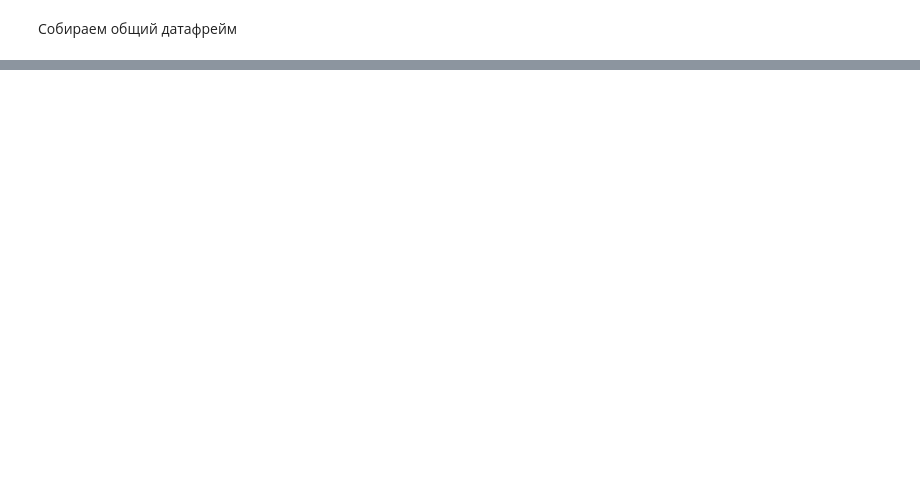
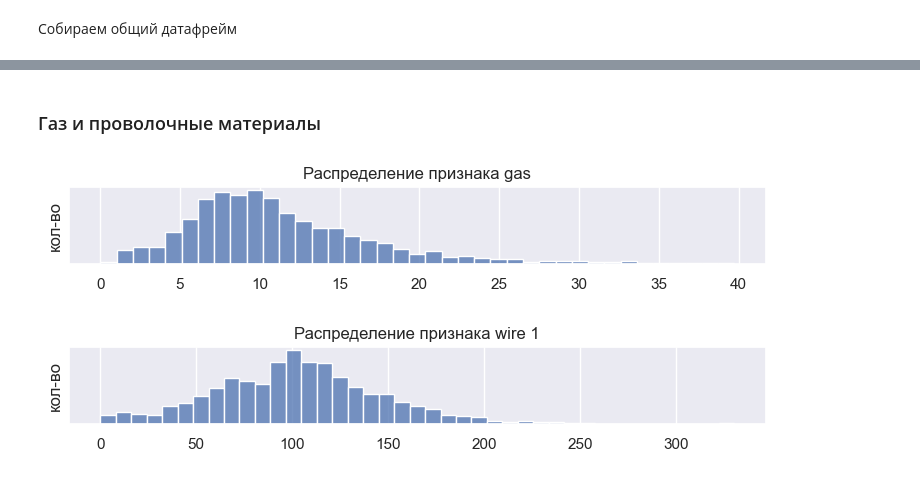
Before and after one commit to alex-blessed/YandexP-projects, a Jupyter notebook: Steel.ipynb, the cells around one changed output, grey strips where cells are left out. Cells and saved outputs as stored; diff of their text form; code cells hidden in the pictures; blank space fills up the shorter version.

```diff
--- a/Steel.ipynb
+++ b/Steel.ipynb
@@ -744,0 +788,20 @@ None
+# %% [markdown]
+### Газ и проволочные материалы
+# %%
+plt.figure(figsize=(9, 1))
+fig = sns.histplot(df_general['gas'])
+plt.yticks([])
+plt.ylabel('кол-во')
+plt.xlabel('')
+plt.title('Распределение признака gas')
+plt.show()
+plt.figure(figsize=(9, 1))
+fig = sns.histplot(df_general['Wire 1'])
+plt.yticks([])
+plt.ylabel('кол-во')
+plt.xlabel('')
+plt.title('Распределение признака wire 1')
+plt.show()
+# %% [output]
+[figure, added]
+[figure, added]
```
Also changed, not shown: parts of 11 cells of this notebook.
